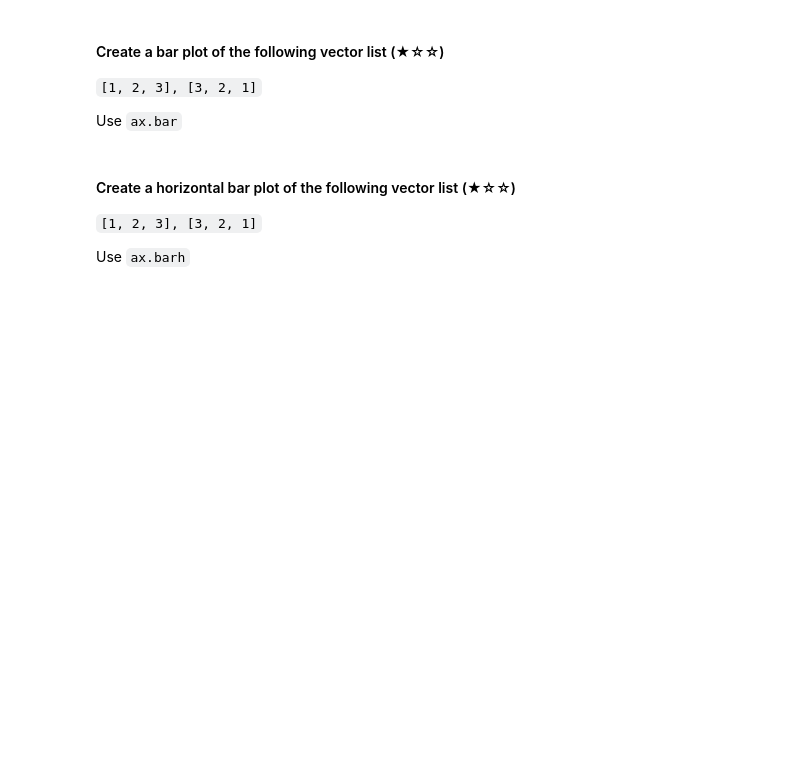
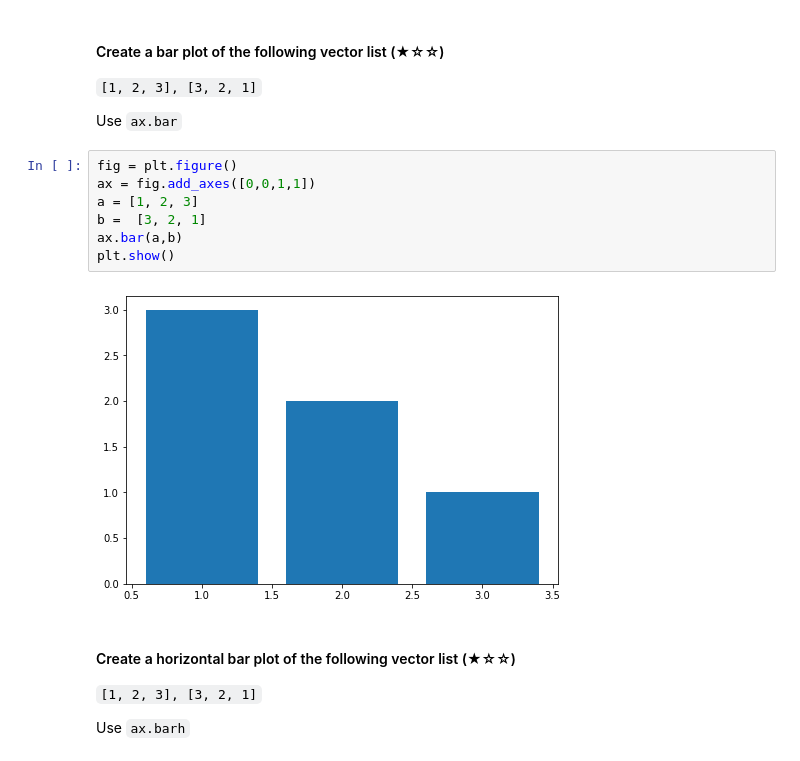
Before and after one commit to martina-nu/GoogleCollab, a Jupyter notebook: 04-matplotlib/04.1-Intro-to-Matplotlib.ipynb, the cells around one changed output. Saved outputs shown, nothing was run; the diff lists cells and outputs as text; blank space fills up the shorter version.

```diff
--- a/04-matplotlib/04.1-Intro-to-Matplotlib.ipynb
+++ b/04-matplotlib/04.1-Intro-to-Matplotlib.ipynb
@@ -66,6 +103,15 @@ Use `ax.fill_between`
 `[1, 2, 3], [3, 2, 1]`
 
 Use `ax.bar`
+# %%
+fig = plt.figure()
+ax = fig.add_axes([0,0,1,1])
+a = [1, 2, 3]
+b =  [3, 2, 1]
+ax.bar(a,b)
+plt.show()
+# %% [output]
+[figure, added]
 # %% [markdown]
 #### Create a horizontal bar plot of the following vector list (★☆☆)
 `[1, 2, 3], [3, 2, 1]`
```
Also changed, not shown: parts of 20 cells of this notebook.
